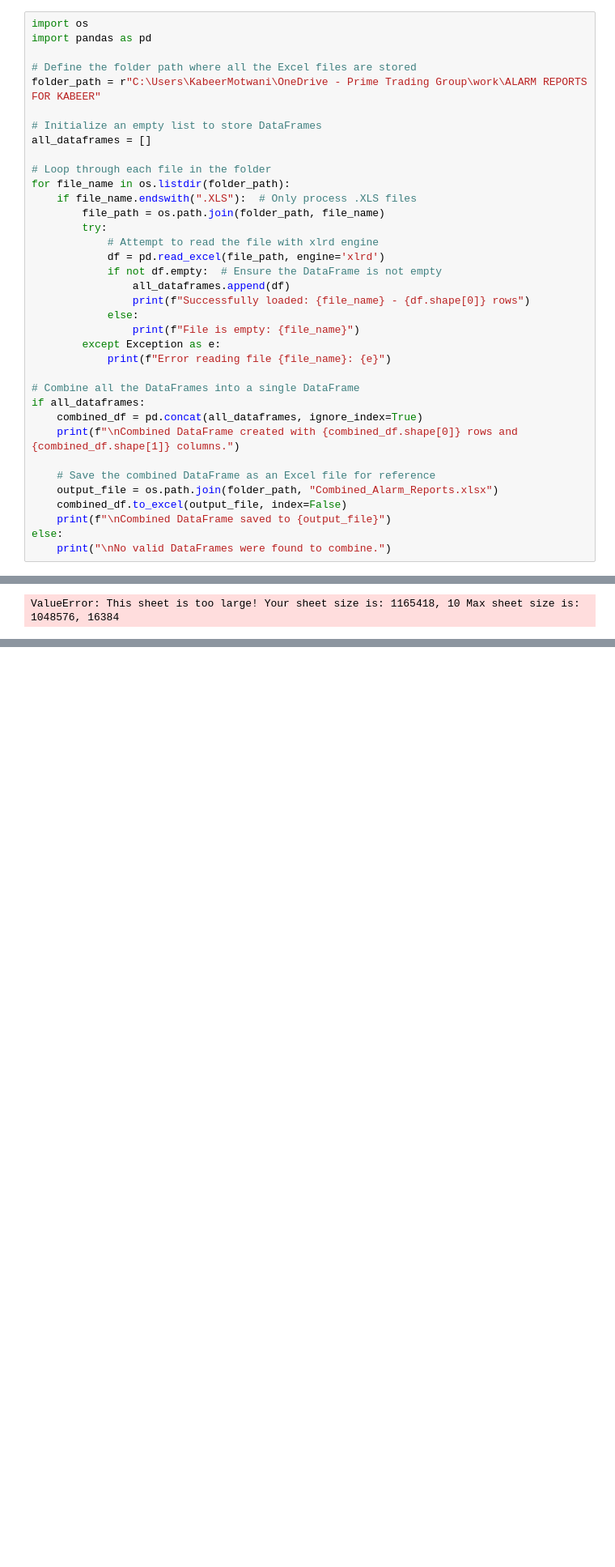
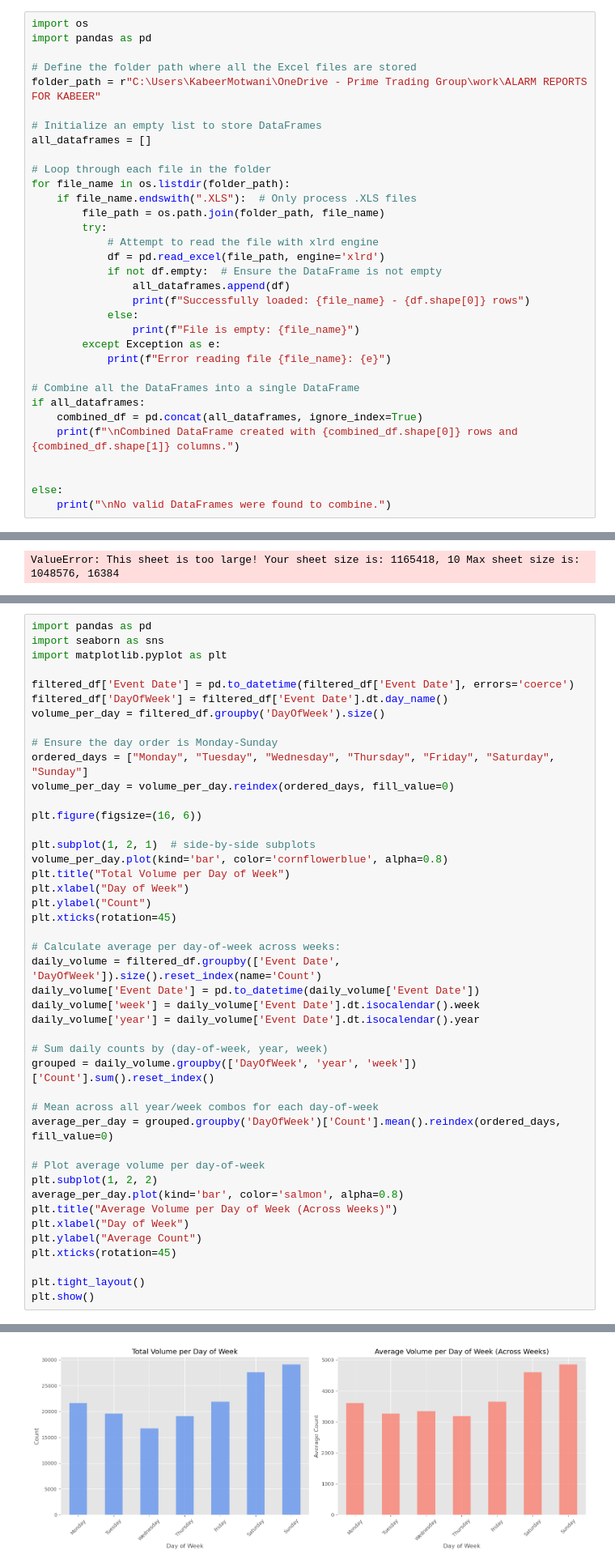
Before and after one commit to kabeermotwani/Monitoring-Station, a Jupyter notebook: MS works.ipynb, the cells around one changed output, grey strips where cells are left out. Shown at 81% size. Drawn from its saved outputs; the diff is of its cells as text; blank space fills up the shorter version.

```diff
--- a/MS works.ipynb
+++ b/MS works.ipynb
@@ -78,10 +78,7 @@ if all_dataframes:
     combined_df = pd.concat(all_dataframes, ignore_index=True)
     print(f"\nCombined DataFrame created with {combined_df.shape[0]} rows and {combined_df.shape[1]} columns.")
 
-    # Save the combined DataFrame as an Excel file for reference
-    output_file = os.path.join(folder_path, "Combined_Alarm_Reports.xlsx")
-    combined_df.to_excel(output_file, index=False)
-    print(f"\nCombined DataFrame saved to {output_file}")
+
 else:
     print("\nNo valid DataFrames were found to combine.")
 # %% [output]
@@ -197,0 +147,45 @@ See the caveats in the documentation: https://pandas.pydata.org/pandas-docs/stab
+# %%
+import pandas as pd
+import seaborn as sns
+import matplotlib.pyplot as plt
+
+filtered_df['Event Date'] = pd.to_datetime(filtered_df['Event Date'], errors='coerce')
+filtered_df['DayOfWeek'] = filtered_df['Event Date'].dt.day_name()
+volume_per_day = filtered_df.groupby('DayOfWeek').size()
+
+# Ensure the day order is Monday-Sunday
+ordered_days = ["Monday", "Tuesday", "Wednesday", "Thursday", "Friday", "Saturday", "Sunday"]
+volume_per_day = volume_per_day.reindex(ordered_days, fill_value=0)
+
+plt.figure(figsize=(16, 6))
+
+plt.subplot(1, 2, 1)  # side-by-side subplots
+volume_per_day.plot(kind='bar', color='cornflowerblue', alpha=0.8)
+plt.title("Total Volume per Day of Week")
+plt.xlabel("Day of Week")
+plt.ylabel("Count")
+plt.xticks(rotation=45)
+
+# Calculate average per day-of-week across weeks:
+daily_volume = filtered_df.groupby(['Event Date', 'DayOfWeek']).size().reset_index(name='Count')
+daily_volume['Event Date'] = pd.to_datetime(daily_volume['Event Date'])
+daily_volume['week'] = daily_volume['Event Date'].dt.isocalendar().week
+daily_volume['year'] = daily_volume['Event Date'].dt.isocalendar().year
+
+# Sum daily counts by (day-of-week, year, week)
+grouped = daily_volume.groupby(['DayOfWeek', 'year', 'week'])['Count'].sum().reset_index()
+
+# Mean across all year/week combos for each day-of-week
+average_per_day = grouped.groupby('DayOfWeek')['Count'].mean().reindex(ordered_days, fill_value=0)
+
+# Plot average volume per day-of-week
+plt.subplot(1, 2, 2)
+average_per_day.plot(kind='bar', color='salmon', alpha=0.8)
+plt.title("Average Volume per Day of Week (Across Weeks)")
+plt.xlabel("Day of Week")
+plt.ylabel("Average Count")
+plt.xticks(rotation=45)
+
+plt.tight_layout()
+plt.show()
+# %% [output]
@@ -198,3 +202,4 @@ See the caveats in the documentation: https://pandas.pydata.org/pandas-docs/stab
+[figure, added]
 # %%
 import seaborn as sns
 import matplotlib.pyplot as plt
```
Also changed, not shown: parts of 21 cells of this notebook, 4 other files.
